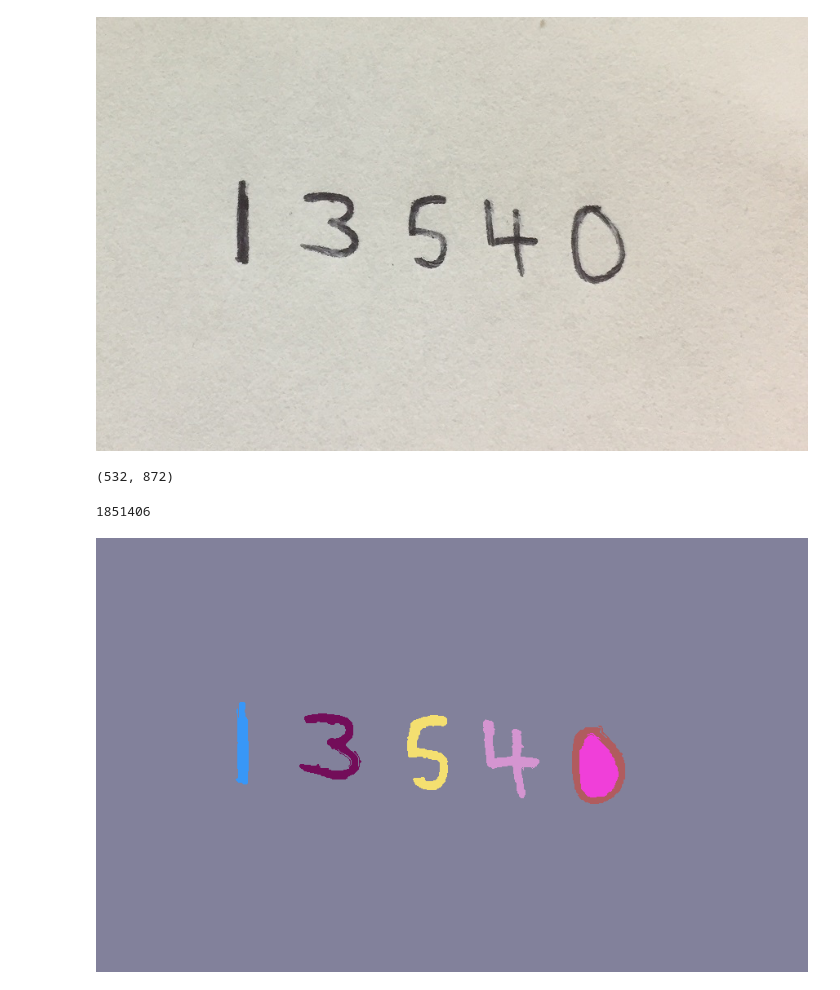
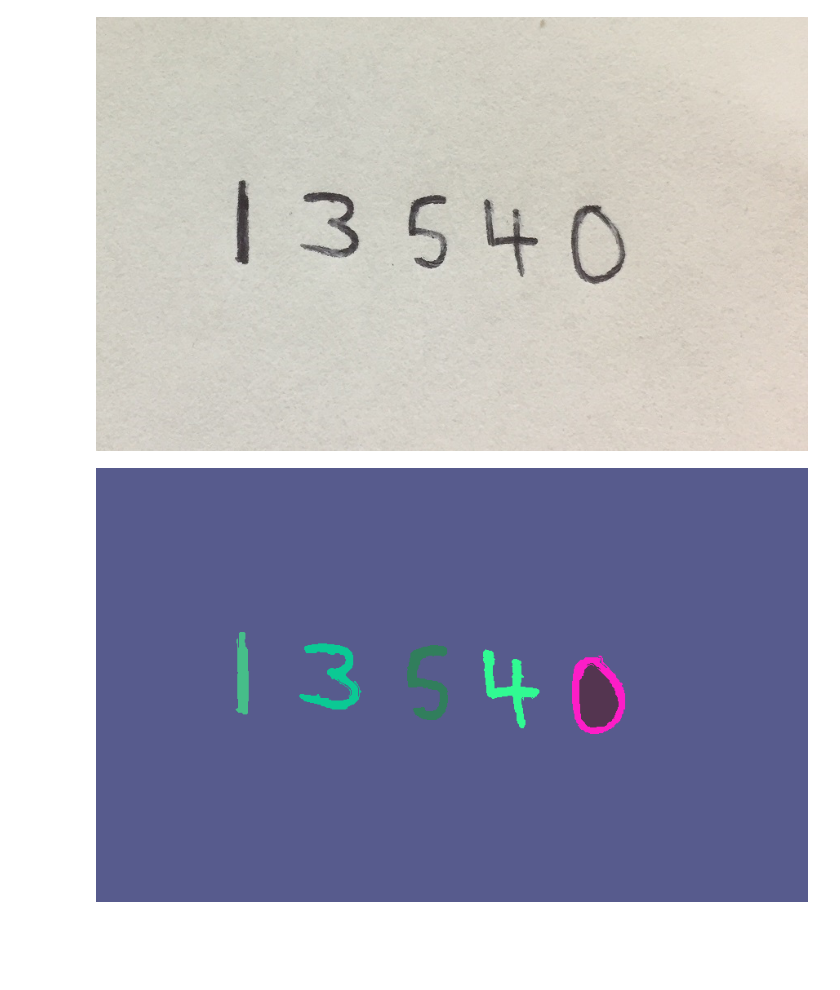
Before and after one commit to guerrantif/handwritten_long_numbers_recognition, a Jupyter notebook: segmentation/graph_based_segmentation.ipynb, the cells around one changed output. Cells and saved outputs as stored; diff of their text form; code cells hidden in the pictures; blank space fills up the shorter version.

Commit message:
Add generate_image and comments in notebook

```diff
--- a/segmentation/graph_based_segmentation.ipynb
+++ b/segmentation/graph_based_segmentation.ipynb
@@ -302,13 +411,7 @@ ig = ImageGraph(image_path)
 ig.img
 # %% [output]
 [figure]
-# %%
-ig.processed_img.shape
-# %% [output]
-(532, 872)
 # %%
-ig.build_graph()
+ig.segmented_img
+# %% [output]
+[figure, added]
-# %%
-len(ig.graph)
-# %% [output]
-1851406
@@ -317,21 +417,0 @@ components = ig.segment(k=2000, min_size=1000)
-# %%
-import random as rand
-
-def generate_image(ufset, width, height):
-    random_color = lambda: (int(rand.random() * 255), int(rand.random() * 255), int(rand.random() * 255))
-    color = [random_color() for i in range(width * height)]
-
-    save_img = np.zeros((height, width, 3), np.uint8)
-
-    for y in range(height):
-        for x in range(width):
-            color_idx = ufset.find(y * width + x)
-            save_img[y, x] = color[color_idx]
-
-    return save_img
-
-out = generate_image(components, 872, 532)
-out = Image.fromarray(out)
-out
-# %% [output]
-[figure, removed]
```
Also changed, not shown: parts of 9 cells of this notebook.
